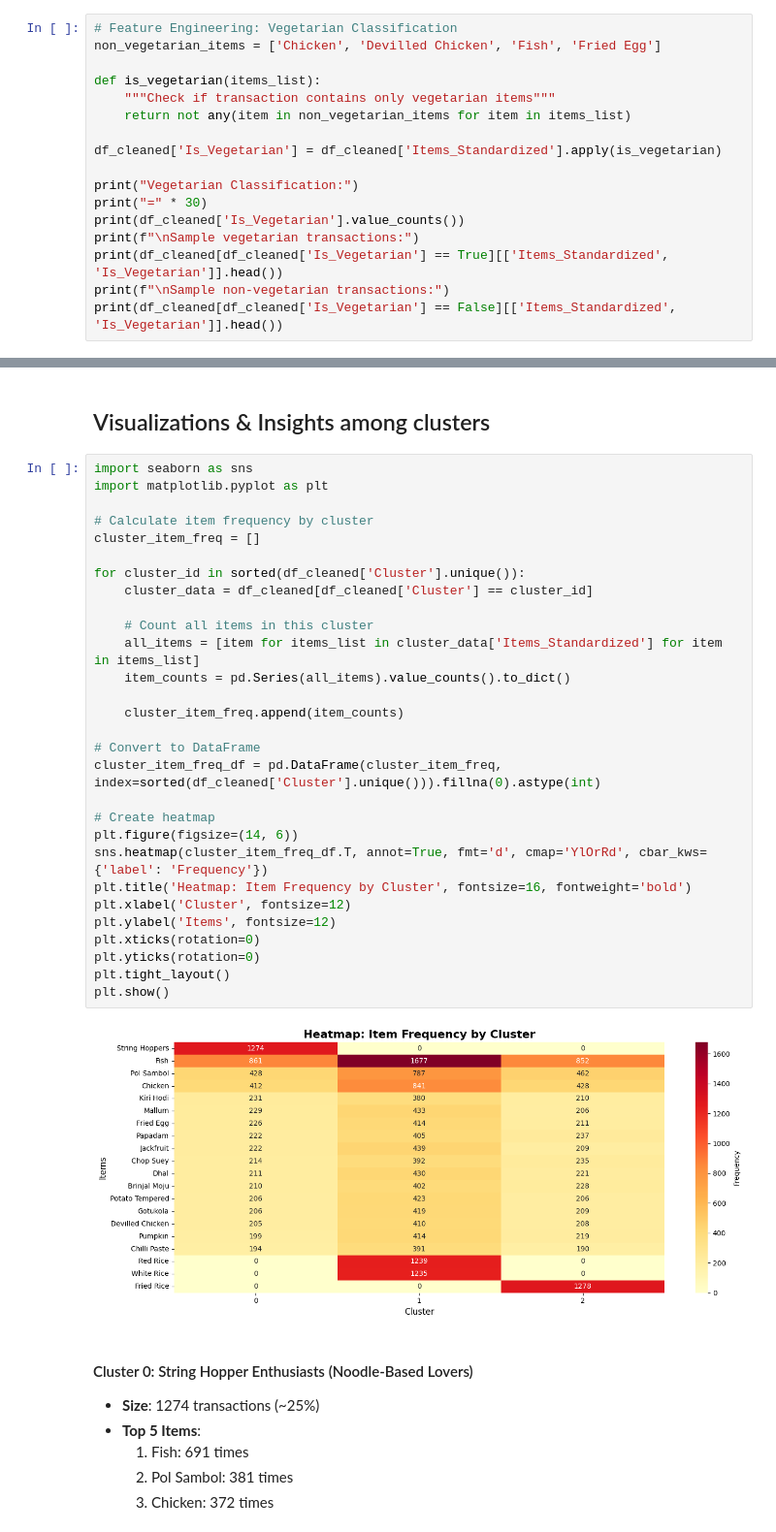
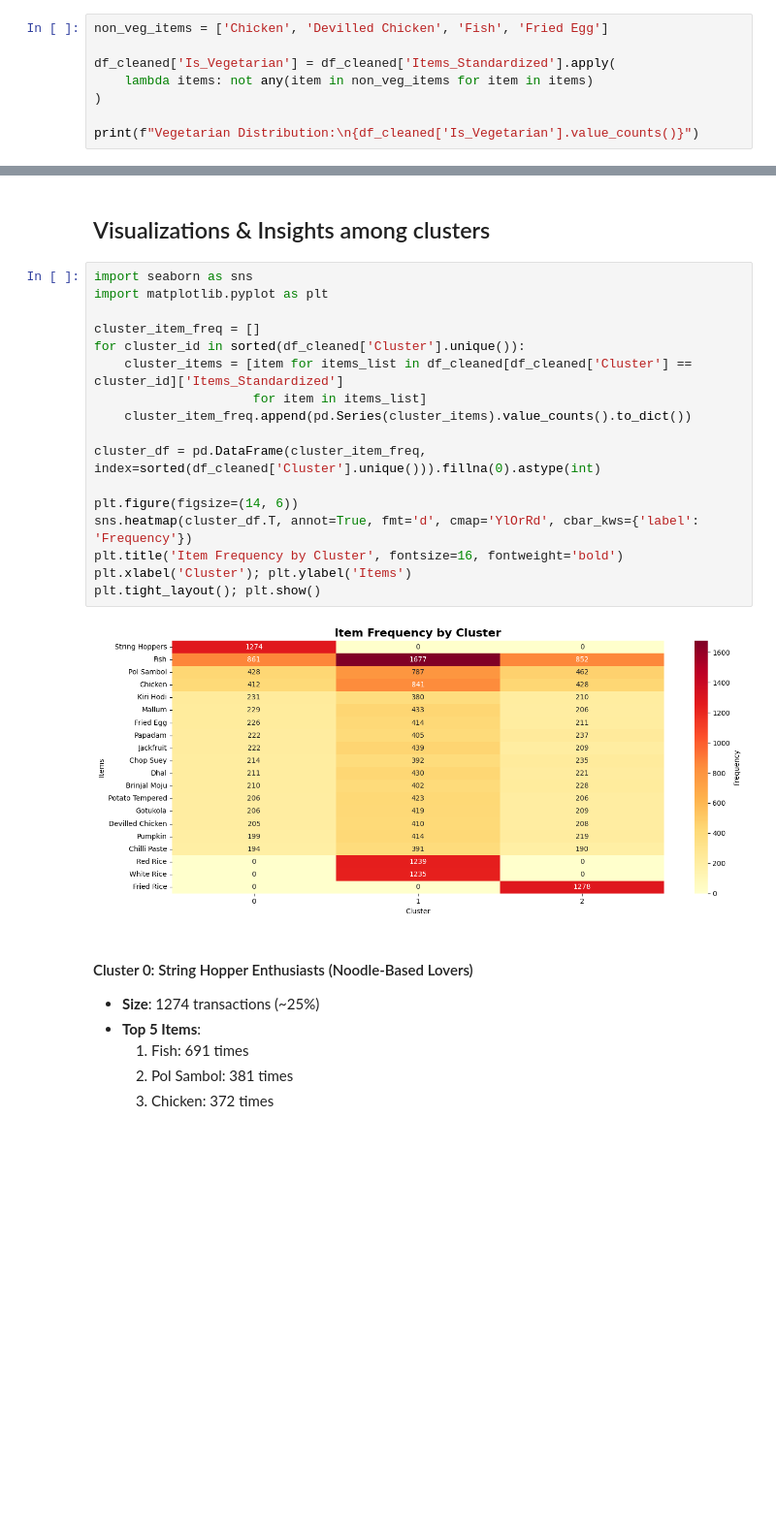
Before and after one commit to AnujanN/Retail-Transaction-Mining-Apriori, a Jupyter notebook: Buth_Kade.ipynb, the cells around one changed output, grey strips where cells are left out. Shown at 97% size. Cells and saved outputs as stored; diff of their text form; blank space fills up the shorter version.

```diff
--- a/Buth_Kade.ipynb
+++ b/Buth_Kade.ipynb
@@ -274,18 +155,9 @@ See the caveats in the documentation: https://pandas.pydata.org/pandas-docs/stab
 # %%
-# Feature Engineering: Vegetarian Classification
-non_vegetarian_items = ['Chicken', 'Devilled Chicken', 'Fish', 'Fried Egg']
+non_veg_items = ['Chicken', 'Devilled Chicken', 'Fish', 'Fried Egg']
 
-def is_vegetarian(items_list):
-    """Check if transaction contains only vegetarian items"""
-    return not any(item in non_vegetarian_items for item in items_list)
+df_cleaned['Is_Vegetarian'] = df_cleaned['Items_Standardized'].apply(
+    lambda items: not any(item in non_veg_items for item in items)
+)
 
-df_cleaned['Is_Vegetarian'] = df_cleaned['Items_Standardized'].apply(is_vegetarian)
-
-print("Vegetarian Classification:")
-print("=" * 30)
-print(df_cleaned['Is_Vegetarian'].value_counts())
-print(f"\nSample vegetarian transactions:")
-print(df_cleaned[df_cleaned['Is_Vegetarian'] == True][['Items_Standardized', 'Is_Vegetarian']].head())
-print(f"\nSample non-vegetarian transactions:")
-print(df_cleaned[df_cleaned['Is_Vegetarian'] == False][['Items_Standardized', 'Is_Vegetarian']].head())
+print(f"Vegetarian Distribution:\n{df_cleaned['Is_Vegetarian'].value_counts()}")
 # %% [output]
@@ -369,34 +203,22 @@ See the caveats in the documentation: https://pandas.pydata.org/pandas-docs/stab
 # %%
 import seaborn as sns
 import matplotlib.pyplot as plt
 
-# Calculate item frequency by cluster
 cluster_item_freq = []
+for cluster_id in sorted(df_cleaned['Cluster'].unique()):
+    cluster_items = [item for items_list in df_cleaned[df_cleaned['Cluster'] == cluster_id]['Items_Standardized']
+                     for item in items_list]
+    cluster_item_freq.append(pd.Series(cluster_items).value_counts().to_dict())
 
-for cluster_id in sorted(df_cleaned['Cluster'].unique()):
-    cluster_data = df_cleaned[df_cleaned['Cluster'] == cluster_id]
+cluster_df = pd.DataFrame(cluster_item_freq, index=sorted(df_cleaned['Cluster'].unique())).fillna(0).astype(int)
 
-    # Count all items in this cluster
-    all_items = [item for items_list in cluster_data['Items_Standardized'] for item in items_list]
-    item_counts = pd.Series(all_items).value_counts().to_dict()
-
-    cluster_item_freq.append(item_counts)
-
-# Convert to DataFrame
-cluster_item_freq_df = pd.DataFrame(cluster_item_freq, index=sorted(df_cleaned['Cluster'].unique())).fillna(0).astype(int)
-
-# Create heatmap
 plt.figure(figsize=(14, 6))
-sns.heatmap(cluster_item_freq_df.T, annot=True, fmt='d', cmap='YlOrRd', cbar_kws={'label': 'Frequency'})
-plt.title('Heatmap: Item Frequency by Cluster', fontsize=16, fontweight='bold')
-plt.xlabel('Cluster', fontsize=12)
-plt.ylabel('Items', fontsize=12)
-plt.xticks(rotation=0)
-plt.yticks(rotation=0)
-plt.tight_layout()
-plt.show()
+sns.heatmap(cluster_df.T, annot=True, fmt='d', cmap='YlOrRd', cbar_kws={'label': 'Frequency'})
+plt.title('Item Frequency by Cluster', fontsize=16, fontweight='bold')
+plt.xlabel('Cluster'); plt.ylabel('Items')
+plt.tight_layout(); plt.show()
 # %% [output]
-[figure, old version]
+[figure, new version]
 # %% [markdown]
 #### Cluster 0: String Hopper Enthusiasts (Noodle-Based Lovers)
 - **Size**: 1274 transactions (~25%)
```
Also changed, not shown: parts of 14 cells of this notebook, 3 other files.
